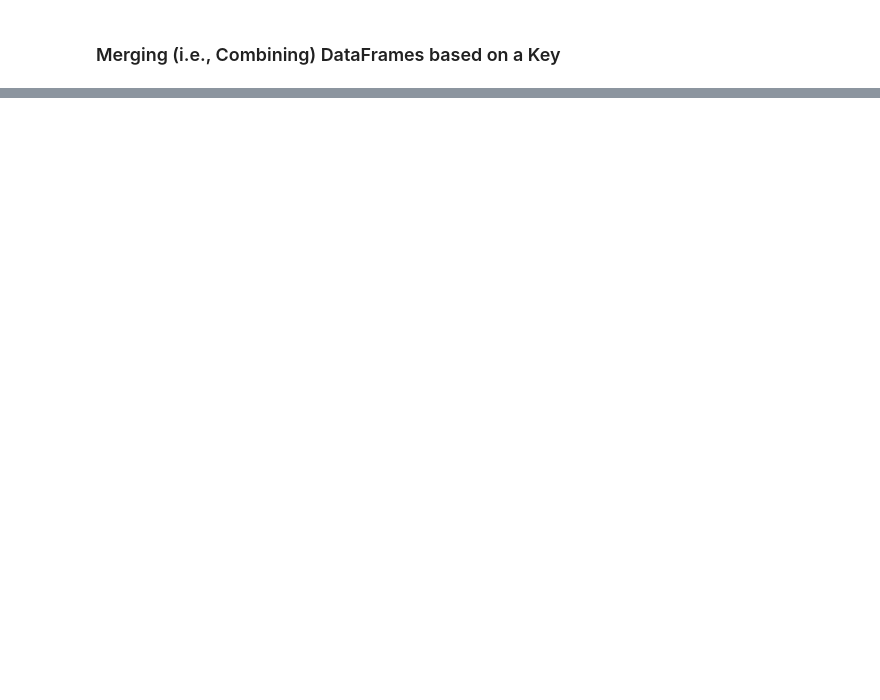
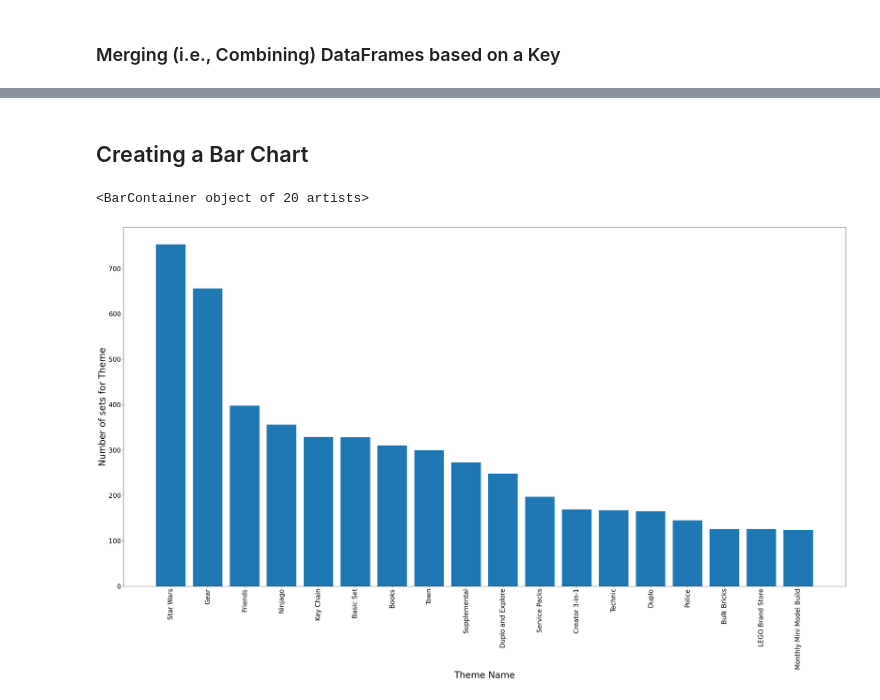
Before and after one commit to erfaw/elasti_py, a Jupyter notebook: Day074-erf/LEGO Notebook and Data (start)/Lego_Analysis_for_Course_(start).ipynb, the cells around one changed output, grey strips where cells are left out. Cells and saved outputs as stored; diff of their text form; code cells hidden in the pictures; blank space fills up the shorter version.

```diff
--- a/Day074-erf/LEGO Notebook and Data (start)/Lego_Analysis_for_Course_(start).ipynb
+++ b/Day074-erf/LEGO Notebook and Data (start)/Lego_Analysis_for_Course_(start).ipynb
@@ -338,0 +337,3 @@ LEGO has licensed many hit franchises from Harry Potter to Marvel Super Heros to
+# %%
+set_theme_count = sets_df['theme_id'].value_counts().to_frame()
+set_theme_count.head()
@@ -342,3 +353,6 @@ LEGO has licensed many hit franchises from Harry Potter to Marvel Super Heros to
 The themes.csv file has the actual theme names. The sets .csv has <code>theme_ids</code> which link to the <code>id</code> column in the themes.csv.
 # %% [markdown]
 **Challenge**: Explore the themes.csv. How is it structured? Search for the name 'Star Wars'. How many <code>id</code>s correspond to this name in the themes.csv? Now use these <code>id</code>s and find the corresponding the sets in the sets.csv (Hint: you'll need to look for matches in the <code>theme_id</code> column)
+# %%
+themes_df = pd.read_csv("./data/themes.csv")
+themes_df[themes_df['name'] == 'Star Wars']
@@ -345,2 +381,10 @@ The themes.csv file has the actual theme names. The sets .csv has <code>theme_id
 # %% [markdown]
 ### Merging (i.e., Combining) DataFrames based on a Key
+# %%
+set_theme_count= pd.DataFrame(
+    data={
+        'id': set_theme_count.index,
+        'set_count': set_theme_count['count'],
+    }
+)
+set_theme_count
@@ -346,0 +406,7 @@ The themes.csv file has the actual theme names. The sets .csv has <code>theme_id
+# %%
+merged_df = pd.merge(
+    left= set_theme_count,
+    right= themes_df,
+    on= 'id'
+)
+merged_df.sort_values('set_count', ascending=False)
@@ -346,0 +427,17 @@ The themes.csv file has the actual theme names. The sets .csv has <code>theme_id
+# %% [markdown]
+## Creating a Bar Chart
+# %%
+plt.figure(figsize= (40,20))
+plt.xlabel('Theme Name', fontsize=28)
+plt.ylabel('Number of sets for Theme', fontsize=28)
+plt.xticks(fontsize=20, rotation=90)
+plt.yticks(fontsize=20)
+plt.bar(
+    x= merged_df['name'][:20],
+    height= merged_df['set_count'][:20],
+    width= 0.8,
+
+)
+# %% [output]
+<BarContainer object of 20 artists>
+[figure, added]
```
Also changed, not shown: parts of 7 cells of this notebook.
